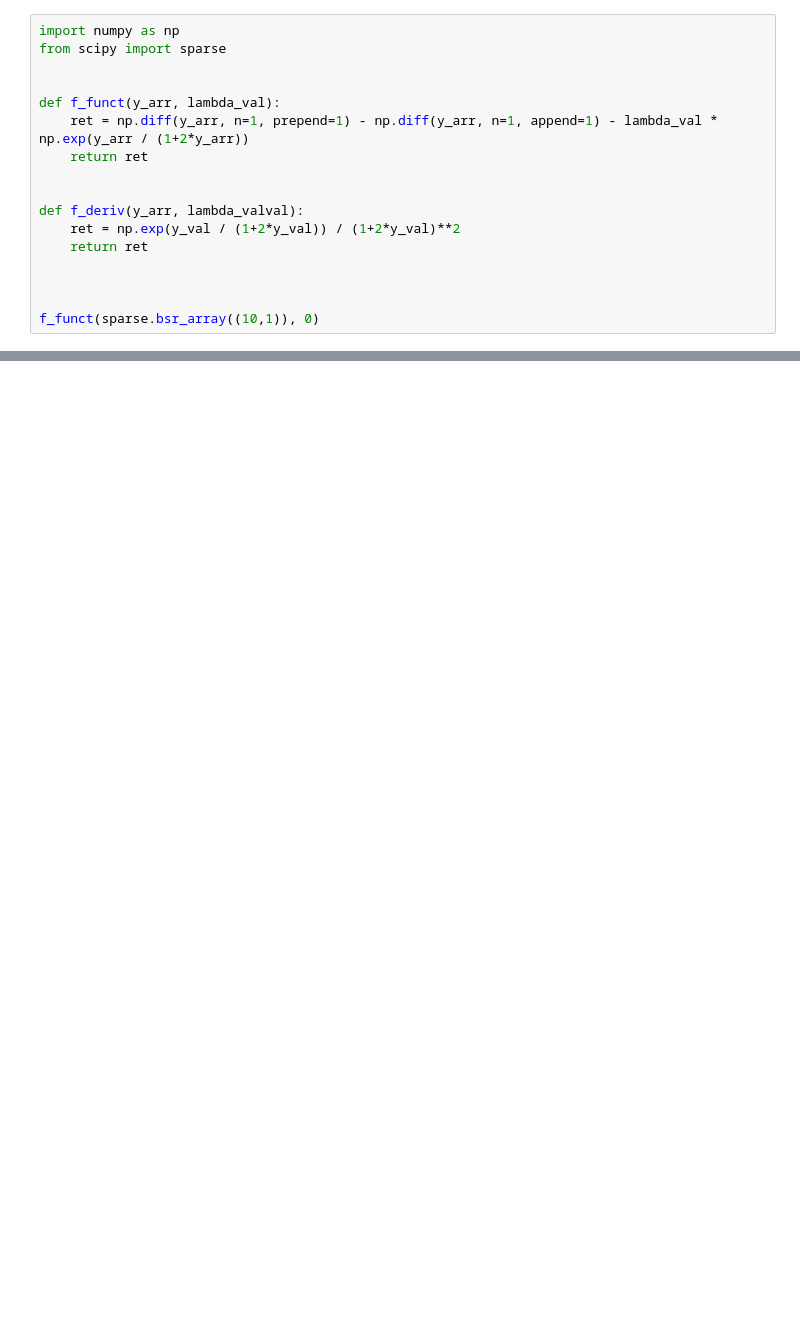
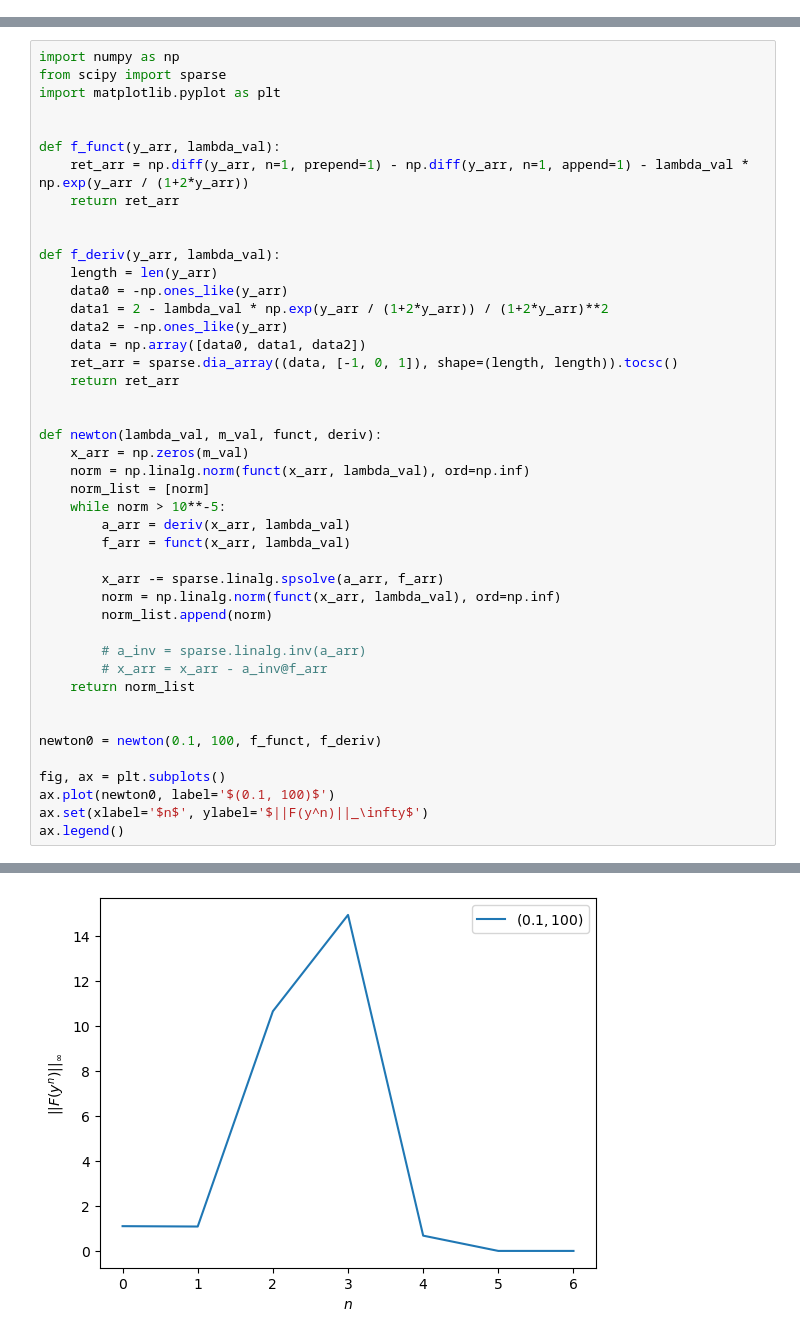
Before and after one commit to finndaut/24bnu, a Jupyter notebook: U12.ipynb, the cells around one changed output, grey strips where cells are left out. Cells and saved outputs as stored; diff of their text form; blank space fills up the shorter version.

```diff
--- a/U12.ipynb
+++ b/U12.ipynb
@@ -1,17 +0,0 @@
-# %%
-import numpy as np
-from scipy import sparse
-
-
-def f_funct(y_arr, lambda_val):
-    ret = np.diff(y_arr, n=1, prepend=1) - np.diff(y_arr, n=1, append=1) - lambda_val * np.exp(y_arr / (1+2*y_arr))
-    return ret
-
-
-def f_deriv(y_arr, lambda_valval):
-    ret = np.exp(y_val / (1+2*y_val)) / (1+2*y_val)**2
-    return ret
-
-
-
-f_funct(sparse.bsr_array((10,1)), 0)
@@ -19,0 +1,45 @@ ValueError: diff requires input that is at least one dimensional
+# %%
+import numpy as np
+from scipy import sparse
+import matplotlib.pyplot as plt
+
+
+def f_funct(y_arr, lambda_val):
+    ret_arr = np.diff(y_arr, n=1, prepend=1) - np.diff(y_arr, n=1, append=1) - lambda_val * np.exp(y_arr / (1+2*y_arr))
+    return ret_arr
+
+
+def f_deriv(y_arr, lambda_val):
+    length = len(y_arr)
+    data0 = -np.ones_like(y_arr)
+    data1 = 2 - lambda_val * np.exp(y_arr / (1+2*y_arr)) / (1+2*y_arr)**2
+    data2 = -np.ones_like(y_arr)
+    data = np.array([data0, data1, data2])
+    ret_arr = sparse.dia_array((data, [-1, 0, 1]), shape=(length, length)).tocsc()
+    return ret_arr
+
+
+def newton(lambda_val, m_val, funct, deriv):
+    x_arr = np.zeros(m_val)
+    norm = np.linalg.norm(funct(x_arr, lambda_val), ord=np.inf)
+    norm_list = [norm]
+    while norm > 10**-5:
+        a_arr = deriv(x_arr, lambda_val)
+        f_arr = funct(x_arr, lambda_val)
+
+        x_arr -= sparse.linalg.spsolve(a_arr, f_arr)
+        norm = np.linalg.norm(funct(x_arr, lambda_val), ord=np.inf)
+        norm_list.append(norm)
+
+        # a_inv = sparse.linalg.inv(a_arr)
+        # x_arr = x_arr - a_inv@f_arr
+    return norm_list
+
+
+newton0 = newton(0.1, 100, f_funct, f_deriv)
+
+fig, ax = plt.subplots()
+ax.plot(newton0, label='$(0.1, 100)$')
+ax.set(xlabel='$n$', ylabel='$||F(y^n)||_\infty$')
+ax.legend()
+# %% [output]
@@ -19,0 +47 @@ ValueError: diff requires input that is at least one dimensional
+[figure, added]
```
Also changed, not shown: parts of 4 cells of this notebook, 1 other file.
